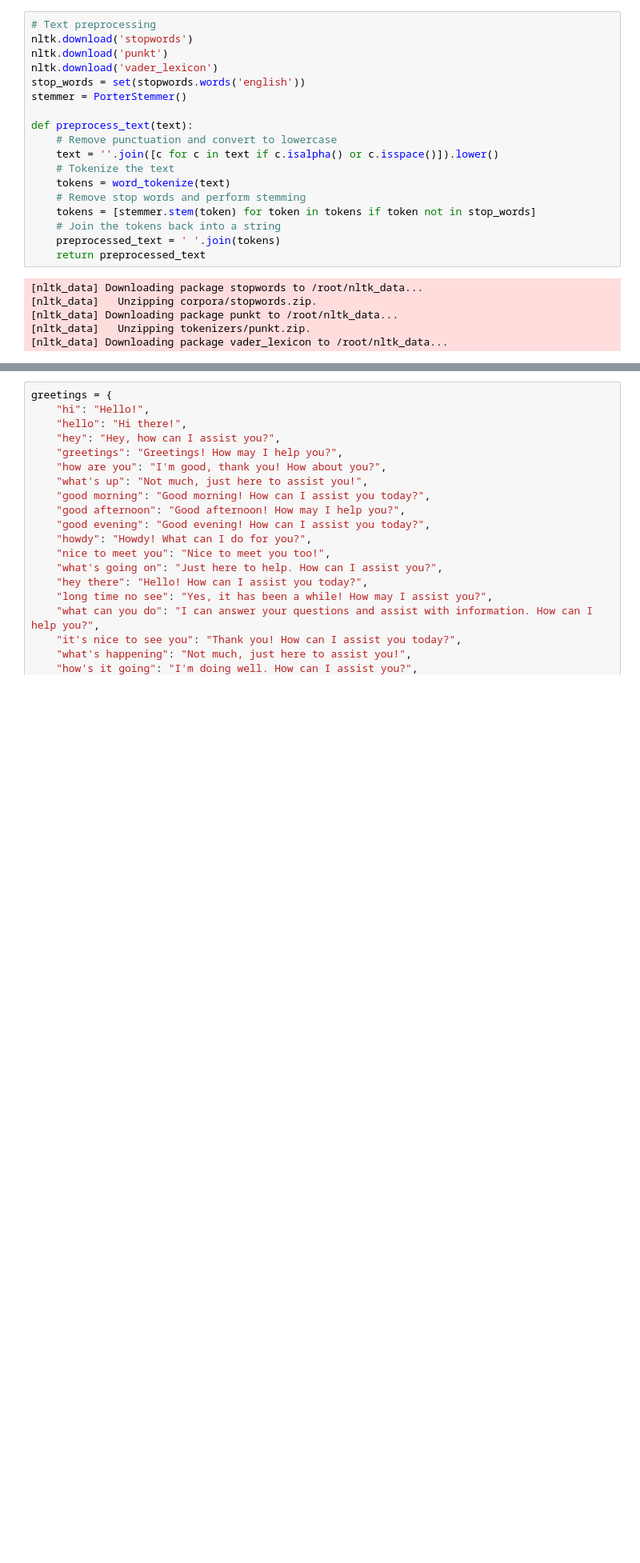
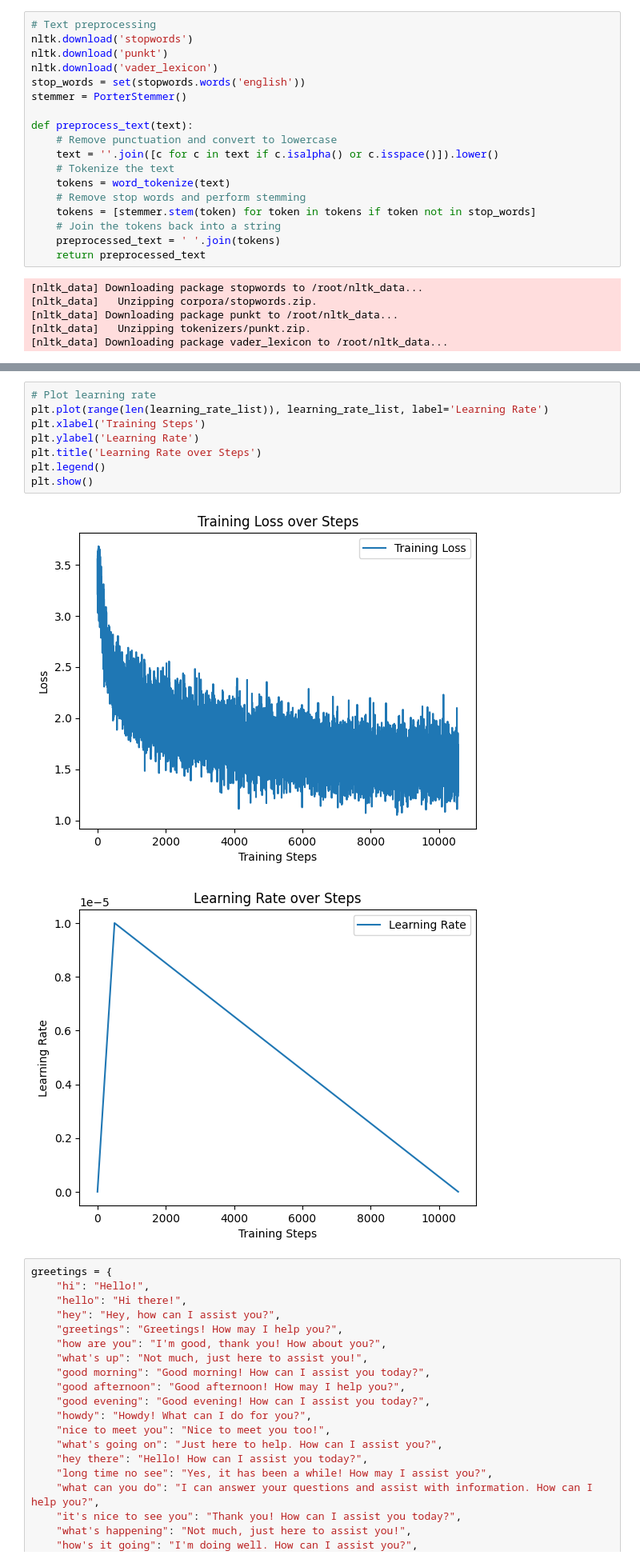
Before and after one commit to Snigdha05/MRP_StreetSmart, a Jupyter notebook: Code Files/MRP_TrainTest_Chatbot.ipynb, the cells around one changed output, grey strips where cells are left out. Shown at 80% size. Cells and saved outputs as stored; diff of their text form; blank space fills up the shorter version.

Commit message:
Updated both files
Added multiple graph and figures code chunks for Result analysis , fixed typo in Data Analysis file

```diff
--- a/Code Files/MRP_TrainTest_Chatbot.ipynb
+++ b/Code Files/MRP_TrainTest_Chatbot.ipynb
@@ -158,3 +160,14 @@ trainer.save_model("./output_model")
+# %%
+# Plot learning rate
+plt.plot(range(len(learning_rate_list)), learning_rate_list, label='Learning Rate')
+plt.xlabel('Training Steps')
+plt.ylabel('Learning Rate')
+plt.title('Learning Rate over Steps')
+plt.legend()
+plt.show()
+# %% [output]
+[figure, added]
+[figure, added]
 # %%
 greetings = {
     "hi": "Hello!",
```
Also changed, not shown: parts of 7 cells of this notebook, 1 other file.
